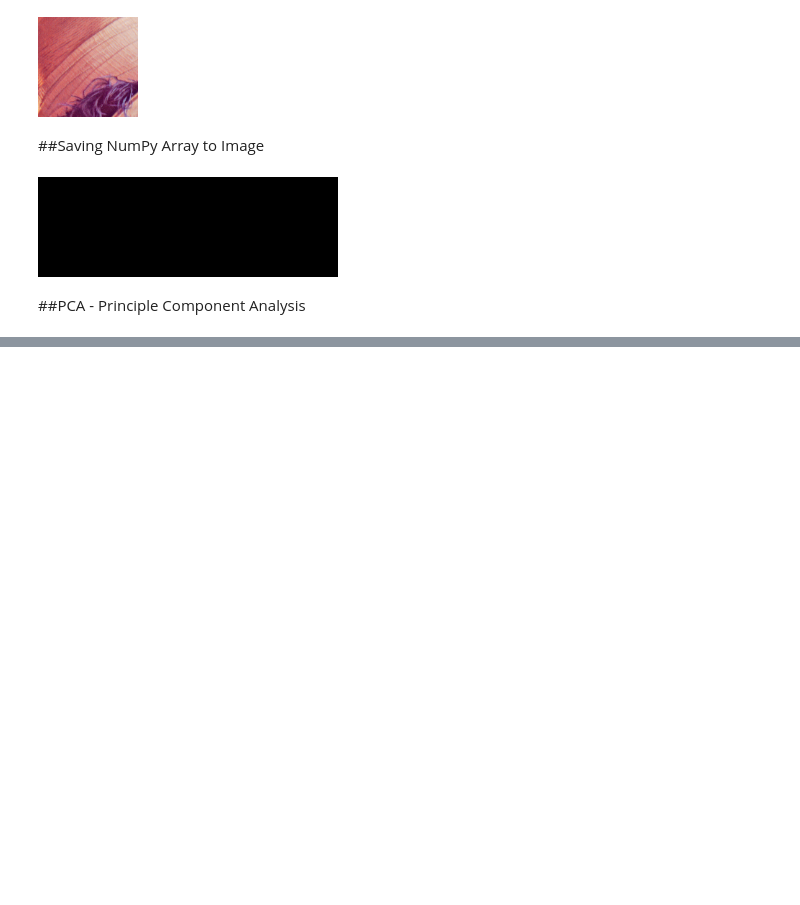
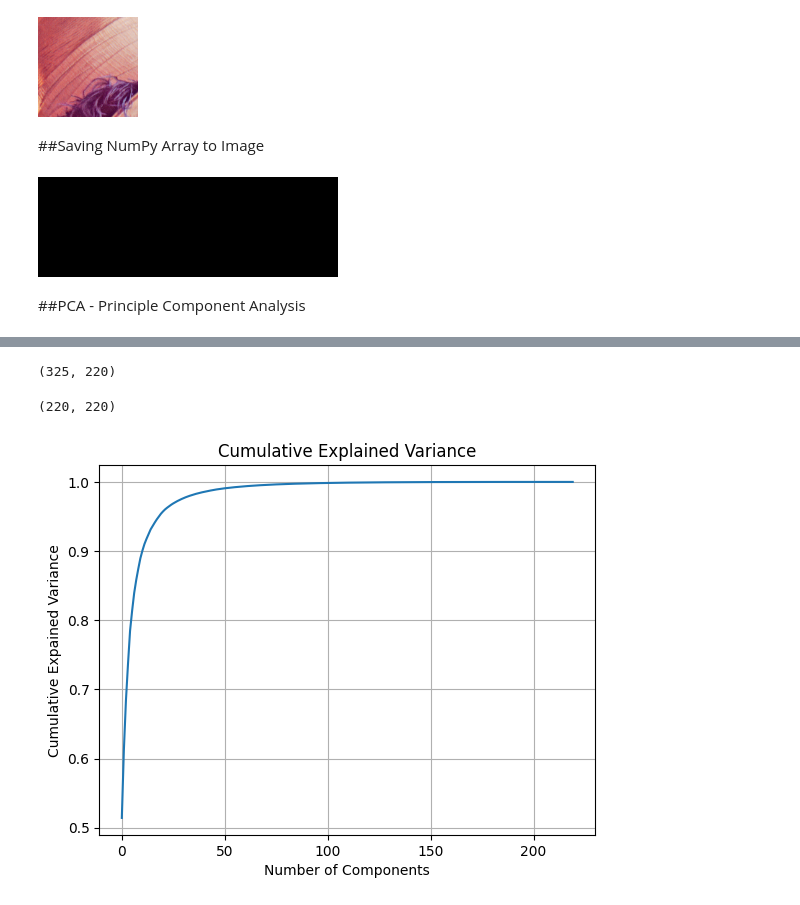
Before and after one commit to ShrDar/AI-and-ML, a Jupyter notebook: Week-1/AI_and_ML_Workshop_1(Darshan_Shrestha).ipynb, the cells around one changed output, grey strips where cells are left out. Saved outputs shown, nothing was run; the diff lists cells and outputs as text; code cells hidden in the pictures; blank space fills up the shorter version.

```diff
--- a/Week-1/AI_and_ML_Workshop_1(Darshan_Shrestha).ipynb
+++ b/Week-1/AI_and_ML_Workshop_1(Darshan_Shrestha).ipynb
@@ -351 +351,5 @@ plt.imshow(image_array, cmap='gray')
 [figure]
+# %%
+mean = np.mean(data, axis = 0)
+centered_data = data - mean
+centered_data
@@ -351,0 +370,26 @@ plt.imshow(image_array, cmap='gray')
+# %%
+centered_data.shape
+# %% [output]
+(325, 220)
+# %%
+cov_matrix = np.cov(centered_data, rowvar=False)
+# %%
+cov_matrix.shape
+# %% [output]
+(220, 220)
+# %%
+eigenvalues, eigenvectors = np.linalg.eigh(cov_matrix)
+
+sorted_indices = np.argsort(eigenvalues)[::-1]
+eigenvalues = eigenvalues[sorted_indices]
+eigenvectors = eigenvectors[:, sorted_indices]
+# %%
+explained_variance_ratio = eigenvalues / np.sum(eigenvalues)
+plt.plot(np.cumsum(explained_variance_ratio))
+plt.title("Cumulative Explained Variance")
+plt.xlabel("Number of Components")
+plt.ylabel("Cumulative Expained Variance")
+plt.grid(True)
+plt.show()
+# %% [output]
+[figure, added]
```
Also changed, not shown: parts of 7 cells of this notebook.
